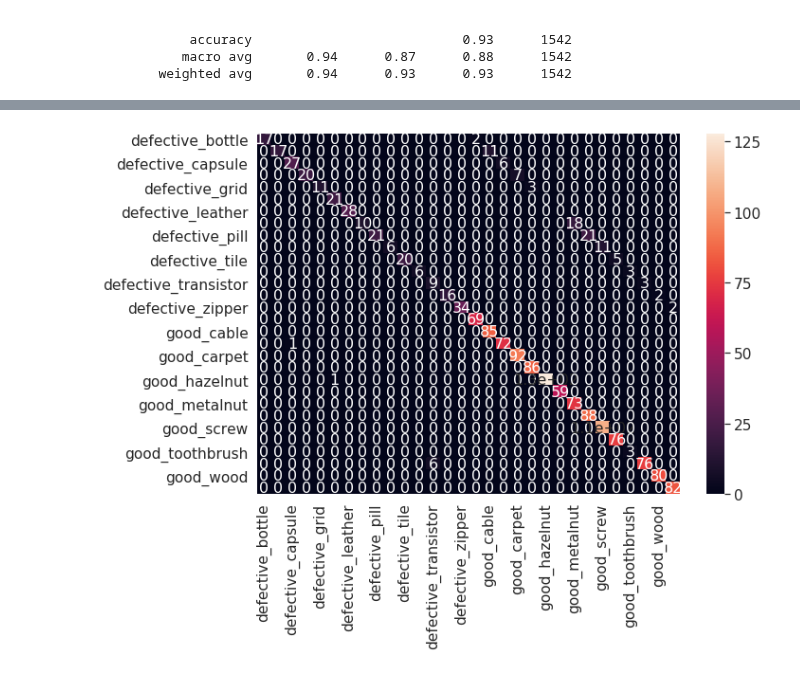
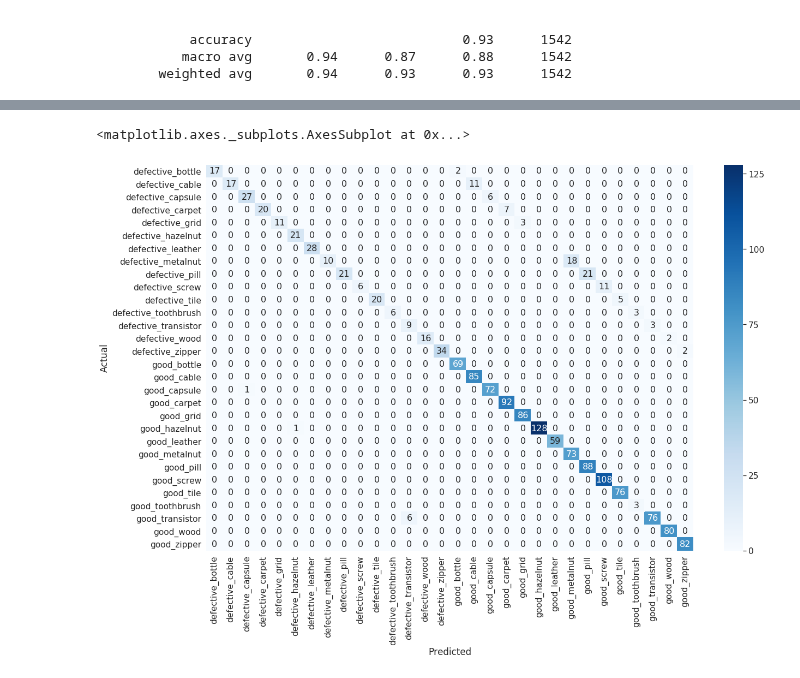
Before and after one commit to mahesh-sudhakar/NEU_XAI, a Jupyter notebook: MVTec.ipynb, the cells around one changed output, grey strips where cells are left out. Drawn from its saved outputs; the diff is of its cells as text; code cells hidden in the pictures.

```diff
--- a/MVTec.ipynb
+++ b/MVTec.ipynb
@@ -271,11 +271,14 @@ Accuracy: 0.0733
 # %%
 import seaborn as sn
 import pandas as pd
 
 plt_cm = pd.DataFrame(cm, index=test_generator.class_indices.keys(), columns=test_generator.class_indices.keys())
-plt.figure(figsize = (10,7))
+plt_cm.index.name = 'Actual'
+plt_cm.columns.name = 'Predicted'
+plt.figure(figsize = (20,13))
 sn.set(font_scale=1.4)
-sn.heatmap(plt_cm, annot=True,annot_kws={"size": 16})
-plt.savefig('/content/drive/My Drive/xai_model/MVTec_25_CM.jpg')
+sn.heatmap(plt_cm, cmap="Blues", annot=True,annot_kws={"size": 16}, fmt="d")
+# plt.savefig('/content/drive/My Drive/xai_model/MVTec_25_CM.jpg')
 # %% [output]
+<matplotlib.axes._subplots.AxesSubplot at 0x...>
-[figure, old version]
+[figure, new version]
```
Also changed, not shown: parts of 1 cell of this notebook.
